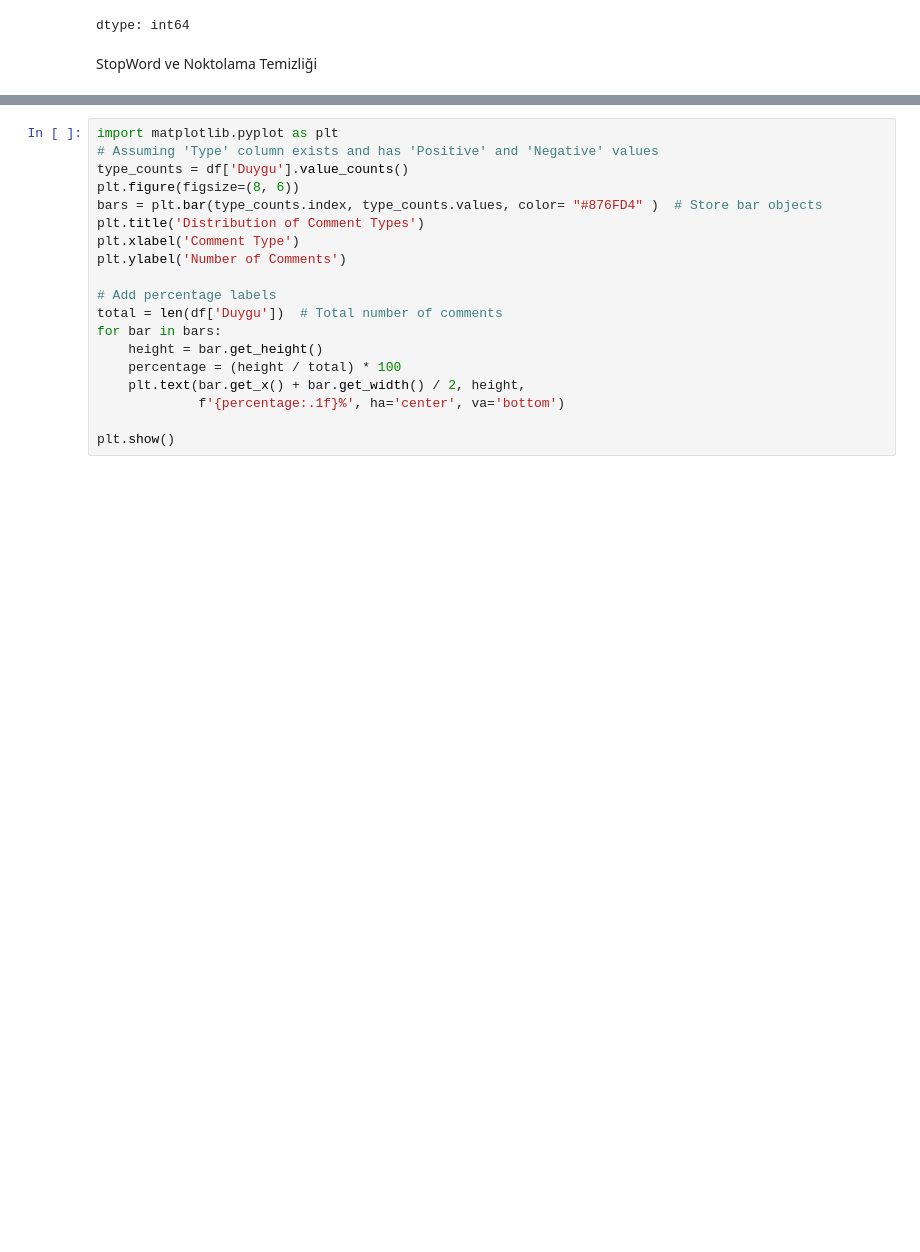
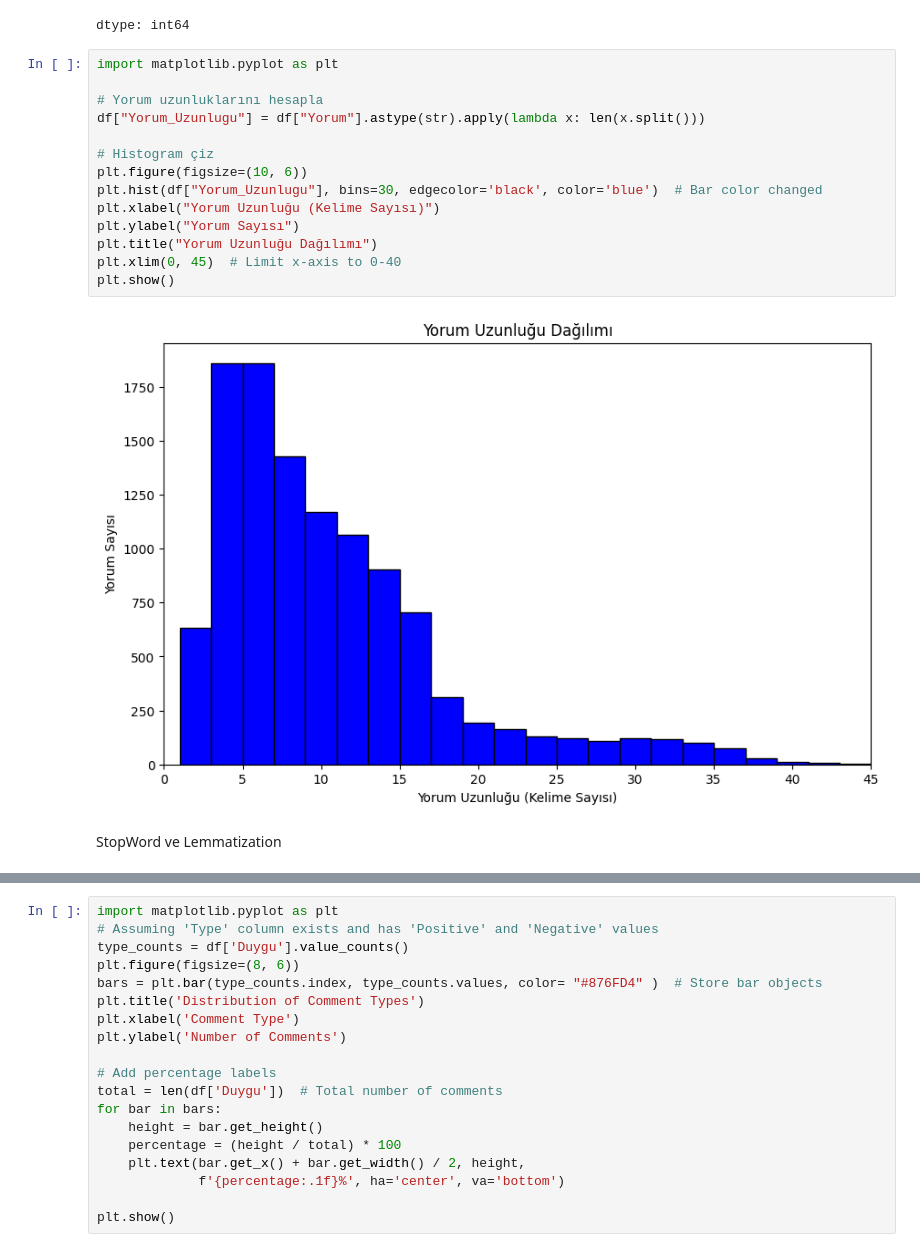
Before and after one commit to meliskarayigit/Social-Media-Emotion-Analysis, a Jupyter notebook: dsai_social_media.ipynb, the cells around one changed output, grey strips where cells are left out. Saved outputs shown, nothing was run; the diff lists cells and outputs as text; blank space fills up the shorter version.

```diff
--- a/dsai_social_media.ipynb
+++ b/dsai_social_media.ipynb
@@ -80,7 +80,23 @@ df.isnull().sum()
 | Duygu | 0 |
 | Yorum | 0 |
 dtype: int64
+# %%
+import matplotlib.pyplot as plt
+
+# Yorum uzunluklarını hesapla
+df["Yorum_Uzunlugu"] = df["Yorum"].astype(str).apply(lambda x: len(x.split()))
+
+# Histogram çiz
+plt.figure(figsize=(10, 6))
+plt.hist(df["Yorum_Uzunlugu"], bins=30, edgecolor='black', color='blue')  # Bar color changed
+plt.xlabel("Yorum Uzunluğu (Kelime Sayısı)")
+plt.ylabel("Yorum Sayısı")
+plt.title("Yorum Uzunluğu Dağılımı")
+plt.xlim(0, 45)  # Limit x-axis to 0-40
+plt.show()
+# %% [output]
+[figure, added]
 # %% [markdown]
-StopWord ve Noktolama Temizliği
+StopWord ve Lemmatization
 # %%
 import nltk
```
Also changed, not shown: parts of 9 cells of this notebook.
